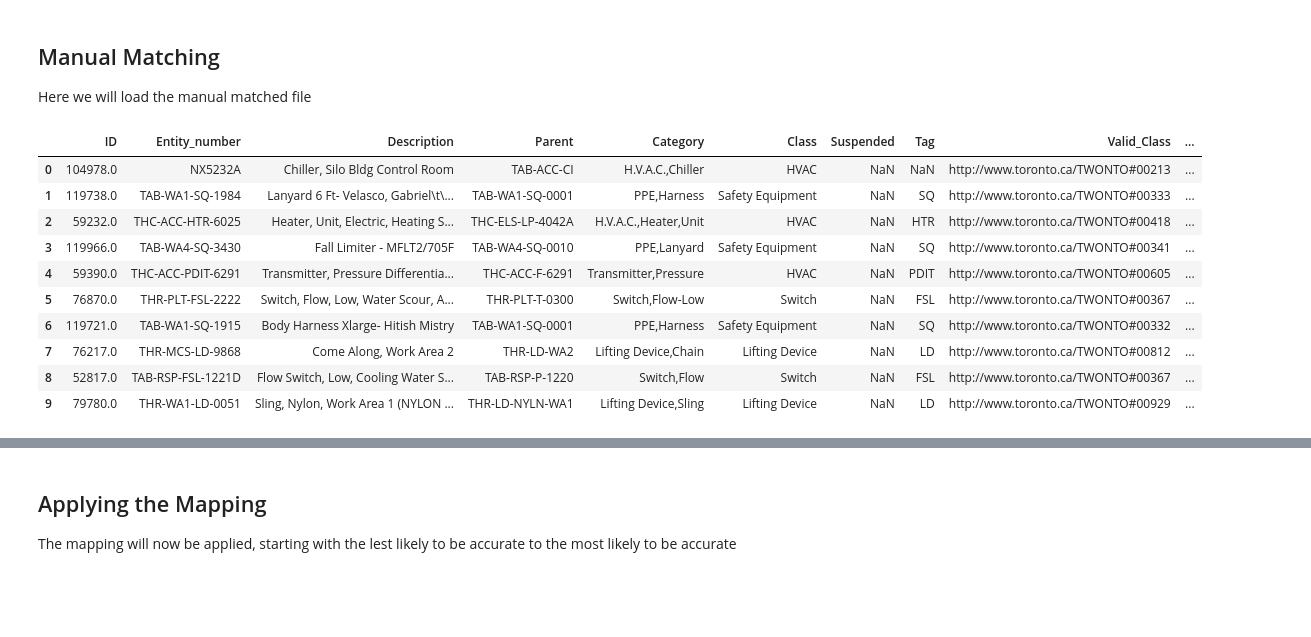
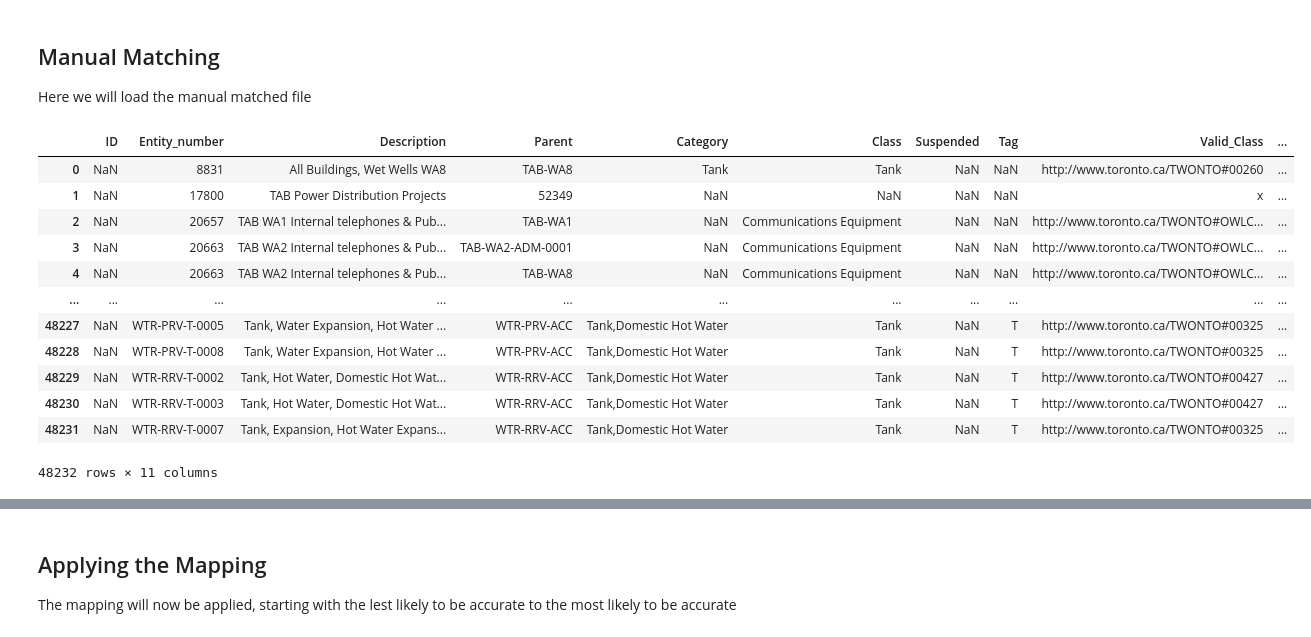
Before and after one commit to TW-ASMP/TWONTO, a Jupyter notebook: Avantis Mapping/Avantis Mapping Instructions.ipynb, the cells around one changed output, grey strips where cells are left out. Saved outputs shown, nothing was run; the diff lists cells and outputs as text; code cells hidden in the pictures; blank space fills up the shorter version.

```diff
--- a/Avantis Mapping/Avantis Mapping Instructions.ipynb
+++ b/Avantis Mapping/Avantis Mapping Instructions.ipynb
@@ -202,19 +208,21 @@ Here we will load the manual matched file
 # %%
 df_manual = pd.read_excel('manualMatch.xlsx', sheet_name='LLM capability Test Dataset')
 df['Entity_number'] = df['Entity_number'].astype(str).str.strip()
-df_manual.head(10)
+df_manual
 # %% [output]
 |  | ID | Entity_number | Description | Parent | Category | Class | Suspended | Tag | Valid_Class | ... |
-| 0 | 104978.0 | NX5232A | Chiller, Silo Bldg Control Room | TAB-ACC-CI | H.V.A.C.,Chiller | HVAC | NaN | NaN | http://www.toronto.ca/TWONTO#00213 | ... |
-| 1 | 119738.0 | TAB-WA1-SQ-1984 | Lanyard 6 Ft- Velasco, Gabriel\t\... | TAB-WA1-SQ-0001 | PPE,Harness | Safety Equipment | NaN | SQ | http://www.toronto.ca/TWONTO#00333 | ... |
-| 2 | 59232.0 | THC-ACC-HTR-6025 | Heater, Unit, Electric, Heating S... | THC-ELS-LP-4042A | H.V.A.C.,Heater,Unit | HVAC | NaN | HTR | http://www.toronto.ca/TWONTO#00418 | ... |
-| 3 | 119966.0 | TAB-WA4-SQ-3430 | Fall Limiter - MFLT2/705F | TAB-WA4-SQ-0010 | PPE,Lanyard | Safety Equipment | NaN | SQ | http://www.toronto.ca/TWONTO#00341 | ... |
-| 4 | 59390.0 | THC-ACC-PDIT-6291 | Transmitter, Pressure Differentia... | THC-ACC-F-6291 | Transmitter,Pressure | HVAC | NaN | PDIT | http://www.toronto.ca/TWONTO#00605 | ... |
-| 5 | 76870.0 | THR-PLT-FSL-2222 | Switch, Flow, Low, Water Scour, A... | THR-PLT-T-0300 | Switch,Flow-Low | Switch | NaN | FSL | http://www.toronto.ca/TWONTO#00367 | ... |
-| 6 | 119721.0 | TAB-WA1-SQ-1915 | Body Harness Xlarge- Hitish Mistry | TAB-WA1-SQ-0001 | PPE,Harness | Safety Equipment | NaN | SQ | http://www.toronto.ca/TWONTO#00332 | ... |
-| 7 | 76217.0 | THR-MCS-LD-9868 | Come Along, Work Area 2 | THR-LD-WA2 | Lifting Device,Chain | Lifting Device | NaN | LD | http://www.toronto.ca/TWONTO#00812 | ... |
-| 8 | 52817.0 | TAB-RSP-FSL-1221D | Flow Switch, Low, Cooling Water S... | TAB-RSP-P-1220 | Switch,Flow | Switch | NaN | FSL | http://www.toronto.ca/TWONTO#00367 | ... |
-| 9 | 79780.0 | THR-WA1-LD-0051 | Sling, Nylon, Work Area 1 (NYLON ... | THR-LD-NYLN-WA1 | Lifting Device,Sling | Lifting Device | NaN | LD | http://www.toronto.ca/TWONTO#00929 | ... |
+| 0 | NaN | 8831 | All Buildings, Wet Wells WA8 | TAB-WA8 | Tank | Tank | NaN | NaN | http://www.toronto.ca/TWONTO#00260 | ... |
+| 1 | NaN | 17800 | TAB Power Distribution Projects | 52349 | NaN | NaN | NaN | NaN | x | ... |
+| 2 | NaN | 20657 | TAB WA1 Internal telephones & Pub... | TAB-WA1 | NaN | Communications Equipment | NaN | NaN | http://www.toronto.ca/TWONTO#OWLC... | ... |
+| 3 | NaN | 20663 | TAB WA2 Internal telephones & Pub... | TAB-WA2-ADM-0001 | NaN | Communications Equipment | NaN | NaN | http://www.toronto.ca/TWONTO#OWLC... | ... |
+| 4 | NaN | 20663 | TAB WA2 Internal telephones & Pub... | TAB-WA8 | NaN | Communications Equipment | NaN | NaN | http://www.toronto.ca/TWONTO#OWLC... | ... |
+| ... | ... | ... | ... | ... | ... | ... | ... | ... | ... | ... |
+| 48227 | NaN | WTR-PRV-T-0005 | Tank, Water Expansion, Hot Water ... | WTR-PRV-ACC | Tank,Domestic Hot Water | Tank | NaN | T | http://www.toronto.ca/TWONTO#00325 | ... |
+| 48228 | NaN | WTR-PRV-T-0008 | Tank, Water Expansion, Hot Water ... | WTR-PRV-ACC | Tank,Domestic Hot Water | Tank | NaN | T | http://www.toronto.ca/TWONTO#00325 | ... |
+| 48229 | NaN | WTR-RRV-T-0002 | Tank, Hot Water, Domestic Hot Wat... | WTR-RRV-ACC | Tank,Domestic Hot Water | Tank | NaN | T | http://www.toronto.ca/TWONTO#00427 | ... |
+| 48230 | NaN | WTR-RRV-T-0003 | Tank, Hot Water, Domestic Hot Wat... | WTR-RRV-ACC | Tank,Domestic Hot Water | Tank | NaN | T | http://www.toronto.ca/TWONTO#00427 | ... |
+| 48231 | NaN | WTR-RRV-T-0007 | Tank, Expansion, Hot Water Expans... | WTR-RRV-ACC | Tank,Domestic Hot Water | Tank | NaN | T | http://www.toronto.ca/TWONTO#00325 | ... |
+48232 rows × 11 columns
 # %%
 dict_manual = {k: v for k, v in zip(df_manual['Entity_number'],df_manual['Valid_Class'].map(dict_iri)) if k is not None}
 
```
Also changed, not shown: parts of 9 cells of this notebook, 5 other files.
